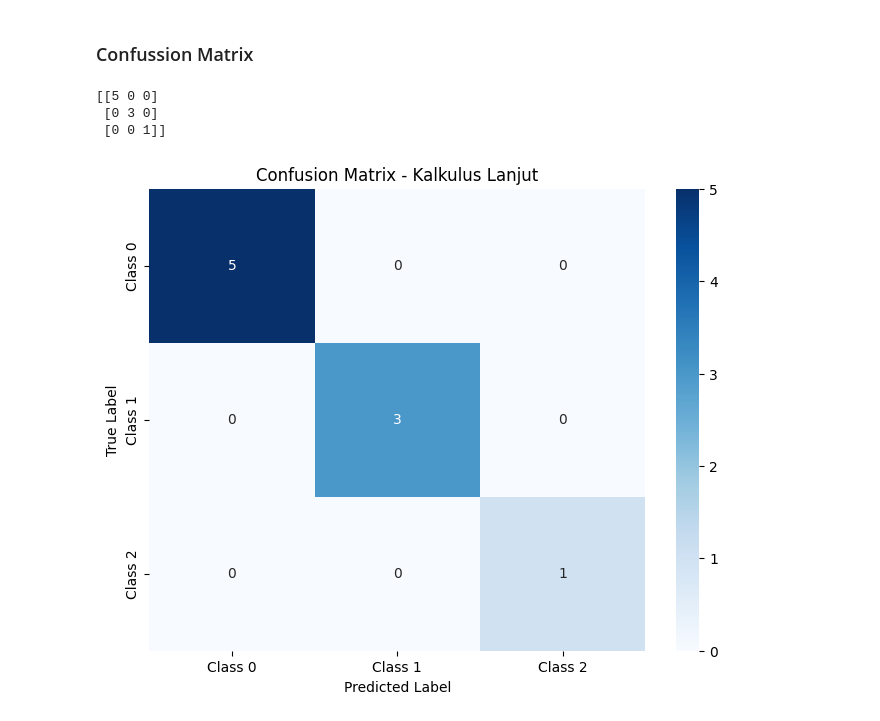
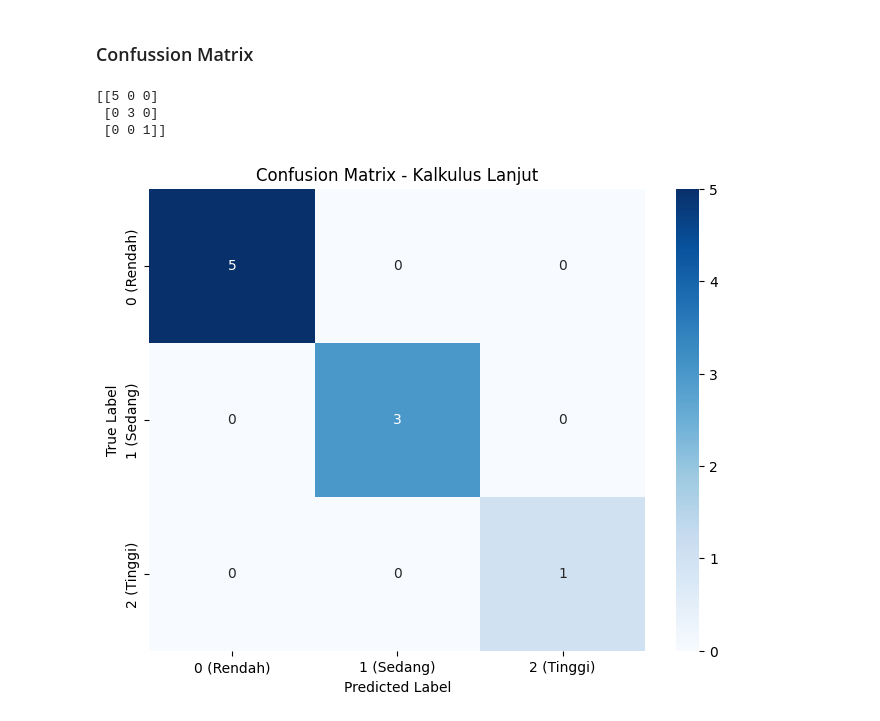
Before and after one commit to fahriorafly/MotivationLevel, a Jupyter notebook: MotivationLevel-KALKULUSLANJUT-F.ipynb, the cells around one changed output. Cells and saved outputs as stored; diff of their text form; code cells hidden in the pictures.

```diff
--- a/MotivationLevel-KALKULUSLANJUT-F.ipynb
+++ b/MotivationLevel-KALKULUSLANJUT-F.ipynb
@@ -552,7 +529,8 @@ weekly_content_pivot["total_content_weekly"] = (
 # Hitung rata-rata content accessed per week untuk setiap user
 mean_content_accessed_per_week = (
     weekly_content_pivot.groupby("User ID")["total_content_weekly"]
-    .mean()
+    .sum()  # Jumlahkan total konten yang diakses selama periode 16 minggu
+    .divide(16)  # Bagi dengan 16 minggu
     .rename("mean_content_accessed_per_week")
 )
 
@@ -1548,21 +1530,21 @@ plt.show()
 # %%
 from sklearn.metrics import confusion_matrix
 
 # Calculate confusion matrix
 cm = confusion_matrix(y_test, best_dt.predict(X_test))
 print(cm)
 
 # Create the plot
 plt.figure(figsize=(8, 6))
 sns.heatmap(cm, annot=True, fmt='d', cmap='Blues',
-            xticklabels=['Class 0', 'Class 1', 'Class 2'],
-            yticklabels=['Class 0', 'Class 1', 'Class 2'])
+            xticklabels=['0 (Rendah)', '1 (Sedang)', '2 (Tinggi)'],
+            yticklabels=['0 (Rendah)', '1 (Sedang)', '2 (Tinggi)'])
 plt.title('Confusion Matrix - Kalkulus Lanjut')
 plt.xlabel('Predicted Label')
 plt.ylabel('True Label')
 plt.show()
 # %% [output]
 [[5 0 0]
  [0 3 0]
  [0 0 1]]
-[figure, old version]
+[figure, new version]
```
Also changed, not shown: parts of 12 cells of this notebook, 1 other file.
